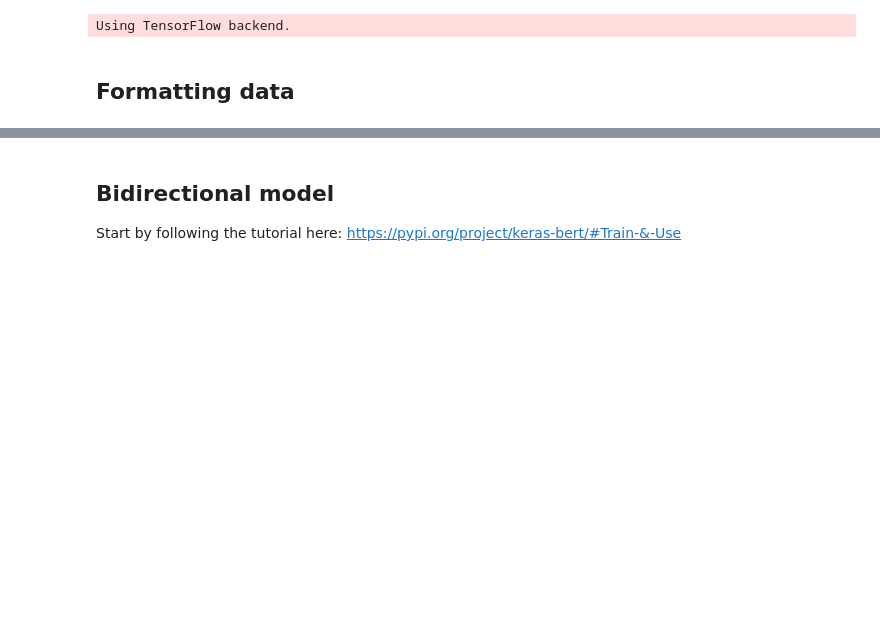
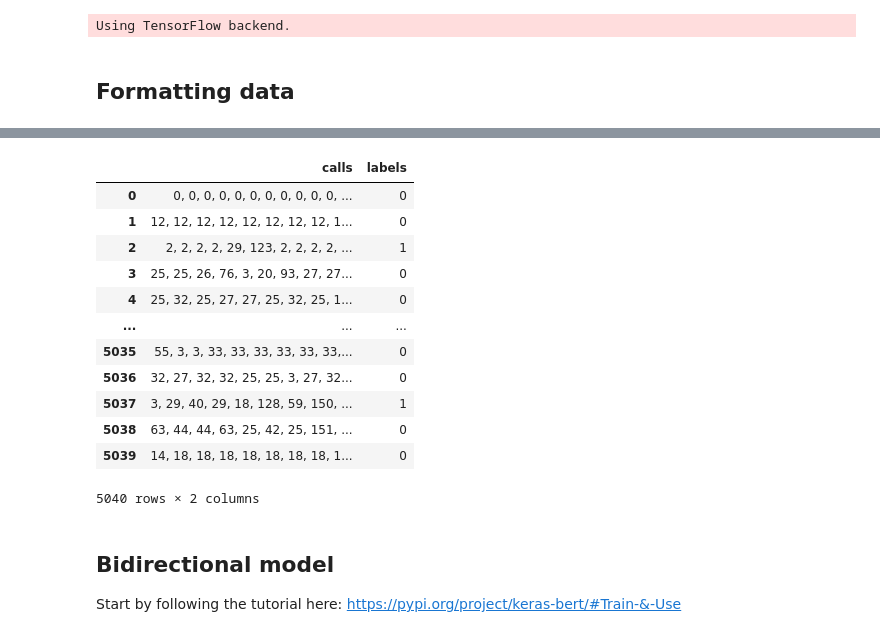
Before and after one commit to serenamm/CyberBERT, a Jupyter notebook: achived/notebooks/data-formatting.ipynb, the cells around one changed output, grey strips where cells are left out. Saved outputs shown, nothing was run; the diff lists cells and outputs as text; code cells hidden in the pictures; blank space fills up the shorter version.

```diff
--- a/notebooks/data-formatting.ipynb
+++ b/achived/notebooks/data-formatting.ipynb
@@ -87,3 +118,19 @@ Y_test_enc = np_utils.to_categorical(Y_test_enc)
+# %%
+pd.read_csv("train.csv")
+# %% [output]
+|  | calls | labels |
+| 0 | 0, 0, 0, 0, 0, 0, 0, 0, 0, 0, 0, ... | 0 |
+| 1 | 12, 12, 12, 12, 12, 12, 12, 12, 1... | 0 |
+| 2 | 2, 2, 2, 2, 29, 123, 2, 2, 2, 2, ... | 1 |
+| 3 | 25, 25, 26, 76, 3, 20, 93, 27, 27... | 0 |
+| 4 | 25, 32, 25, 27, 27, 25, 32, 25, 1... | 0 |
+| ... | ... | ... |
+| 5035 | 55, 3, 3, 33, 33, 33, 33, 33, 33,... | 0 |
+| 5036 | 32, 27, 32, 32, 25, 25, 3, 27, 32... | 0 |
+| 5037 | 3, 29, 40, 29, 18, 128, 59, 150, ... | 1 |
+| 5038 | 63, 44, 44, 63, 25, 42, 25, 151, ... | 0 |
+| 5039 | 14, 18, 18, 18, 18, 18, 18, 18, 1... | 0 |
+5040 rows × 2 columns
 # %% [markdown]
 ## Bidirectional model
 
```
Also changed, not shown: parts of 7 cells of this notebook, 51 other files.
